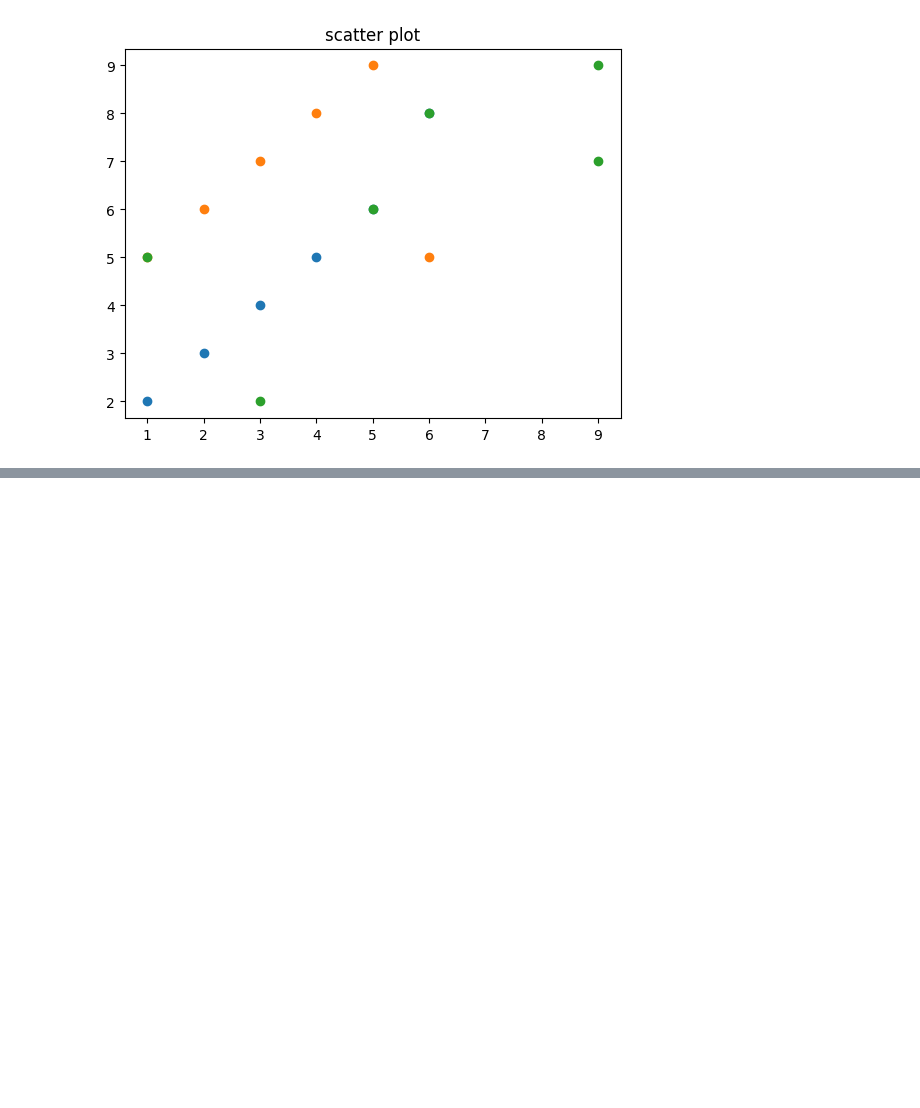
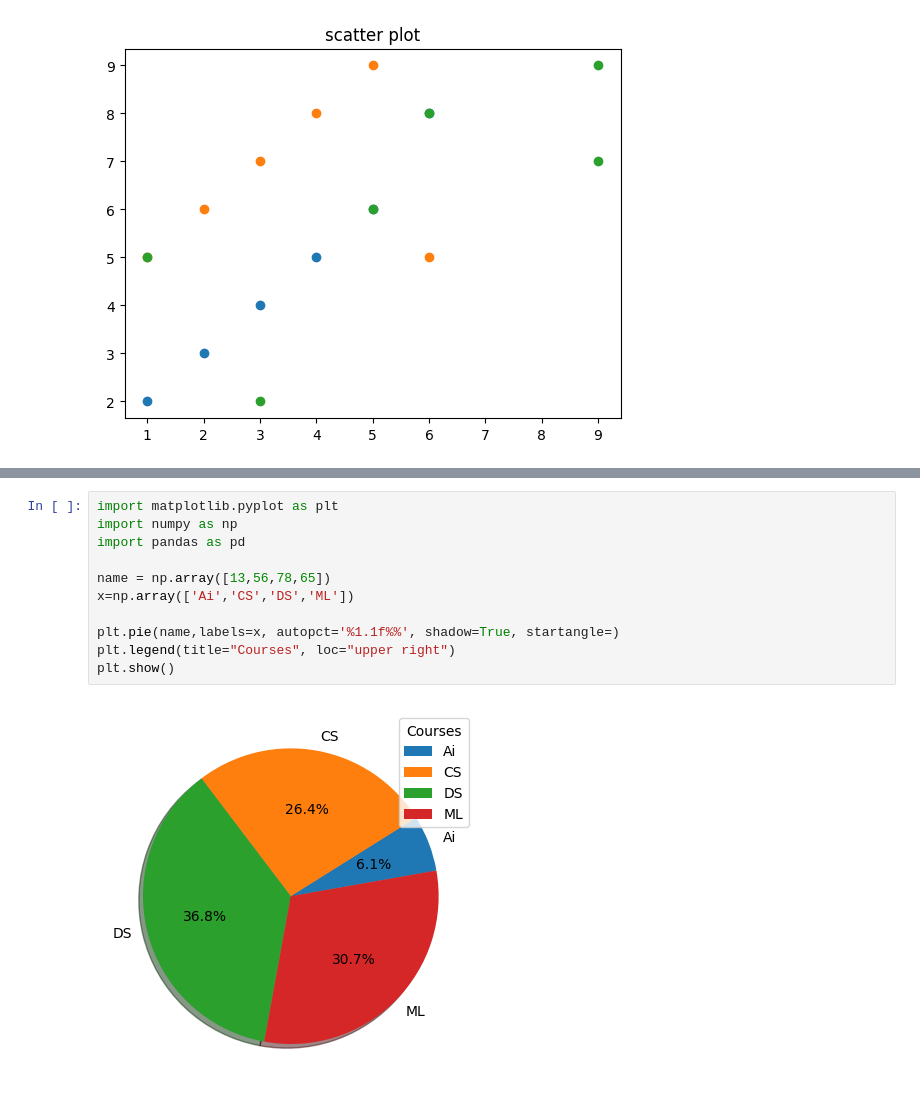
Before and after one commit to Abdal-AI/MATPLOTLIB, a Jupyter notebook: matplotlib.ipynb, the cells around one changed output, grey strips where cells are left out. Drawn from its saved outputs; the diff is of its cells as text; blank space fills up the shorter version.

```diff
--- a/matplotlib.ipynb
+++ b/matplotlib.ipynb
@@ -287,0 +317,13 @@ plt.show()
+# %%
+import matplotlib.pyplot as plt
+import numpy as np
+import pandas as pd
+
+name = np.array([13,56,78,65])
+x=np.array(['Ai','CS','DS','ML'])
+
+plt.pie(name,labels=x, autopct='%1.1f%%', shadow=True, startangle=)
+plt.legend(title="Courses", loc="upper right")
+plt.show()
+# %% [output]
+[figure, added]
```
Also changed, not shown: parts of 7 cells of this notebook.
